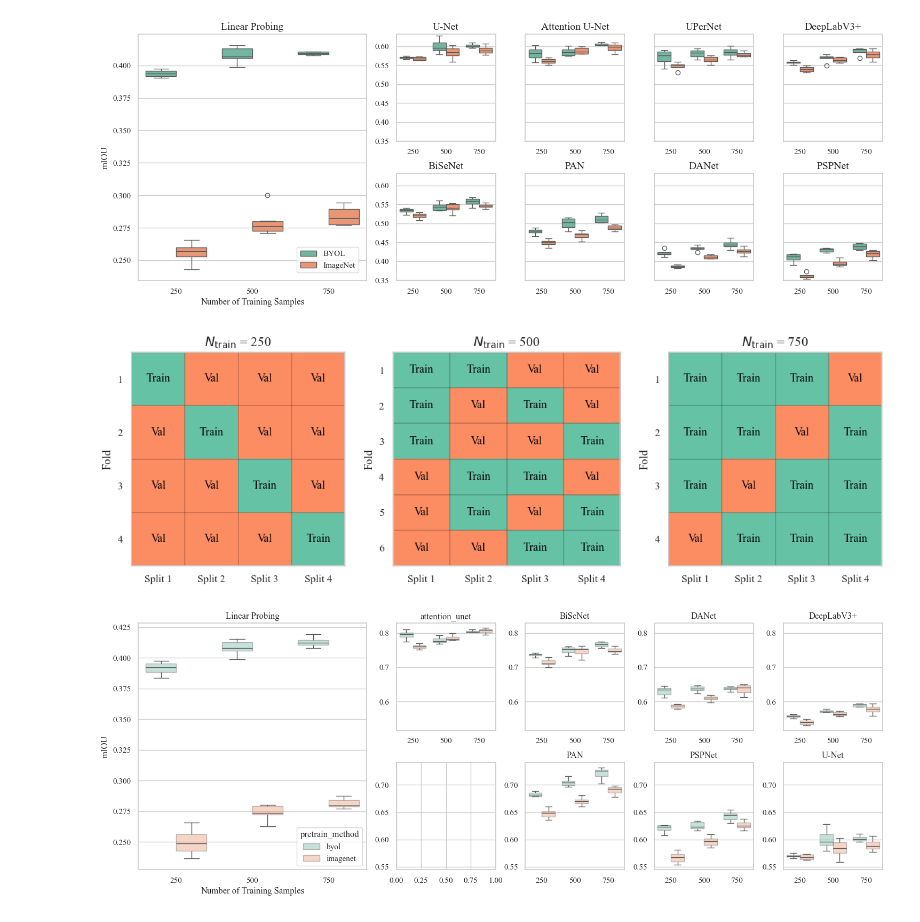
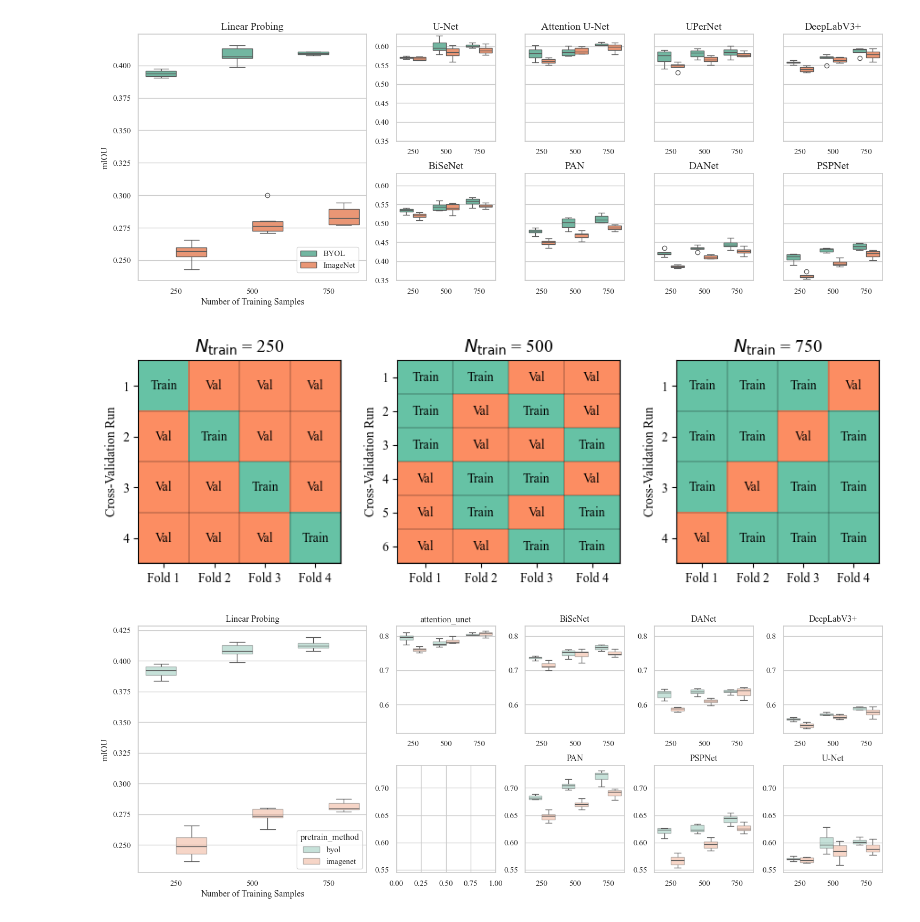
Before and after one commit to DakotaHester/ms-land-cover, a Jupyter notebook: pretrain_results.ipynb, the cells around one changed output. Drawn from its saved outputs; the diff is of its cells as text; code cells hidden in the pictures.

Commit message:
Paper work

```diff
--- a/pretrain_results.ipynb
+++ b/pretrain_results.ipynb
@@ -5,6 +5,8 @@ import numpy as np
 import pandas as pd
 import matplotlib.pyplot as plt
 import json
+
+plt.rcParams['font.family'] = "Times New Roman"
 # %%
 metrics_json_paths = glob(f'.{os.sep}logs{os.sep}finetune_20250707{os.sep}*{os.sep}*{os.sep}*{os.sep}*{os.sep}*{os.sep}*{os.sep}*{os.sep}assessment_metrics.json')
 print(f'Found {len(metrics_json_paths)} metrics JSON files.')
@@ -269,6 +271,8 @@ fig.tight_layout()
 # %%
 # fold plots
 import pandas as pd
+import seaborn as sns
+import matplotlib.pyplot as plt
 
 # custom colormap:
 set2_colors = sns.color_palette('Set2', n_colors=2)
@@ -278,7 +282,7 @@ cmap = mcolors.ListedColormap(set2_colors)
 splits_df = pd.read_csv('./data/splits/splits.csv')
 # display(splits_df)
 
-size = 4
+size = 3
 fig, axes = plt.subplots(1, len(splits_df['n_train'].unique()),
                         figsize=(3*size, size), sharex=True)
 
@@ -296,36 +300,39 @@ for i, n_train in enumerate(splits_df['n_train'].unique()):
     im = axes[i].imshow(grid_data, cmap=cmap, aspect='auto' if i == 1 else 'equal')
 
     # Add text annotations
     for j in range(len(subset)):
         for k in range(4):
             role = subset.iloc[j][f'split_{k+1}'].replace('train', 'Train').replace('val', 'Val')
             axes[i].text(k, j, role, ha='center', va='center',
                         color='black' if grid_data[j, k] == 1 else 'black')
 
     for x in range(4 + 1):  # vertical lines
         axes[i].axvline(x - 0.5, color='black', linewidth=0.25)
     for y in range(len(subset) + 1):  # horizontal lines
         axes[i].axhline(y - 0.5, color='black', linewidth=0.25)
 
 
     axes[i].set_title(r'$N_{\text{train}}$ = ' + str(n_train))
-    axes[i].set_ylabel('Fold')
+    axes[i].set_ylabel('Cross-Validation Run')
     axes[i].set_yticks(range(len(subset)))
     axes[i].set_yticklabels(subset['fold'].values)
 
     # if i == len(splits_df['n_train'].unique()) - 1:
     # axes[i].set_xlabel('Split')
     axes[i].set_xticks(range(4))
-    axes[i].set_xticklabels(['Split 1', 'Split 2', 'Split 3', 'Split 4'])
+    # axes[i].set_xticklabels(['Split 1', 'Split 2', 'Split 3', 'Split 4'])
+    axes[i].set_xticklabels(['Fold 1', 'Fold 2', 'Fold 3', 'Fold 4'])
 
 for ax in axes:
     ax.grid(False)
     ax.title.set_fontsize(14)
 
 plt.tight_layout()
+plt.savefig('./paper/images/fold_splits.pdf', bbox_inches='tight')
+plt.savefig('./paper/images/fold_splits.png', bbox_inches='tight', dpi=300)
 plt.show()
 # %% [output]
-[figure, old version]
+[figure, new version]
 # %%
 fig = plt.figure(figsize=(18, 6))
 gs = fig.add_gridspec(2, 6, hspace=0.3, wspace=0.3)
```
Also changed, not shown: 20 other files.
